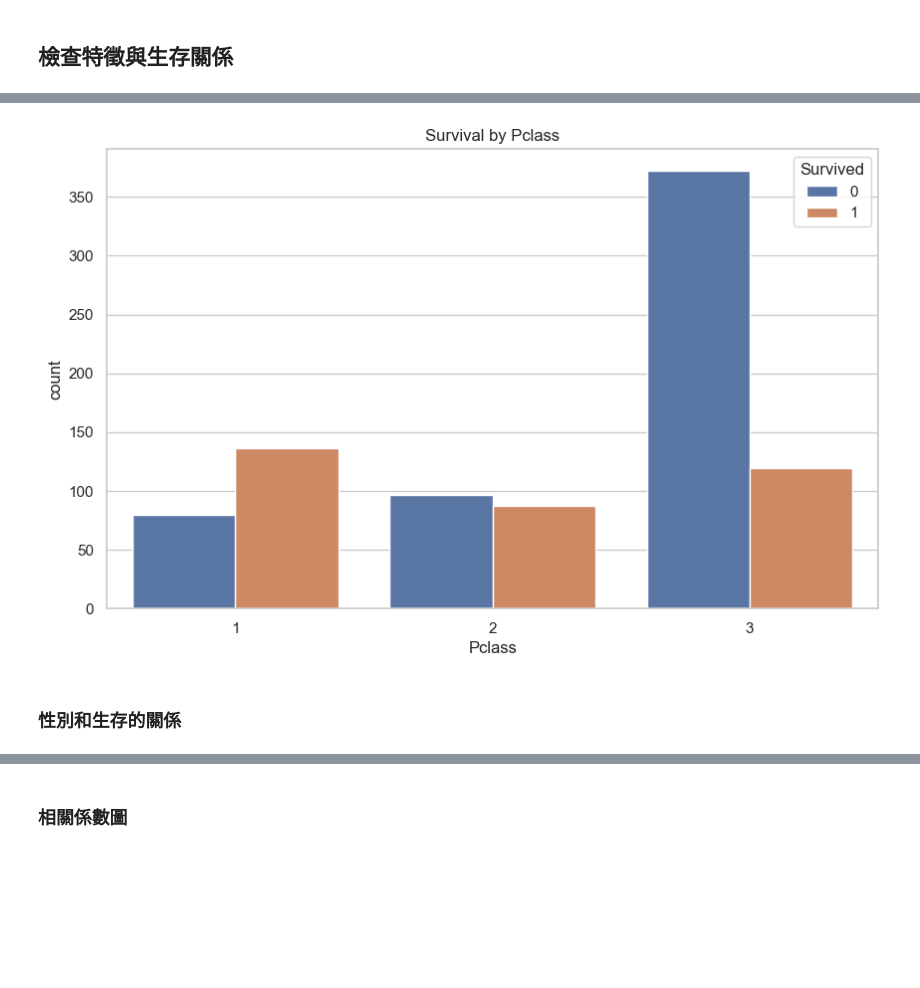
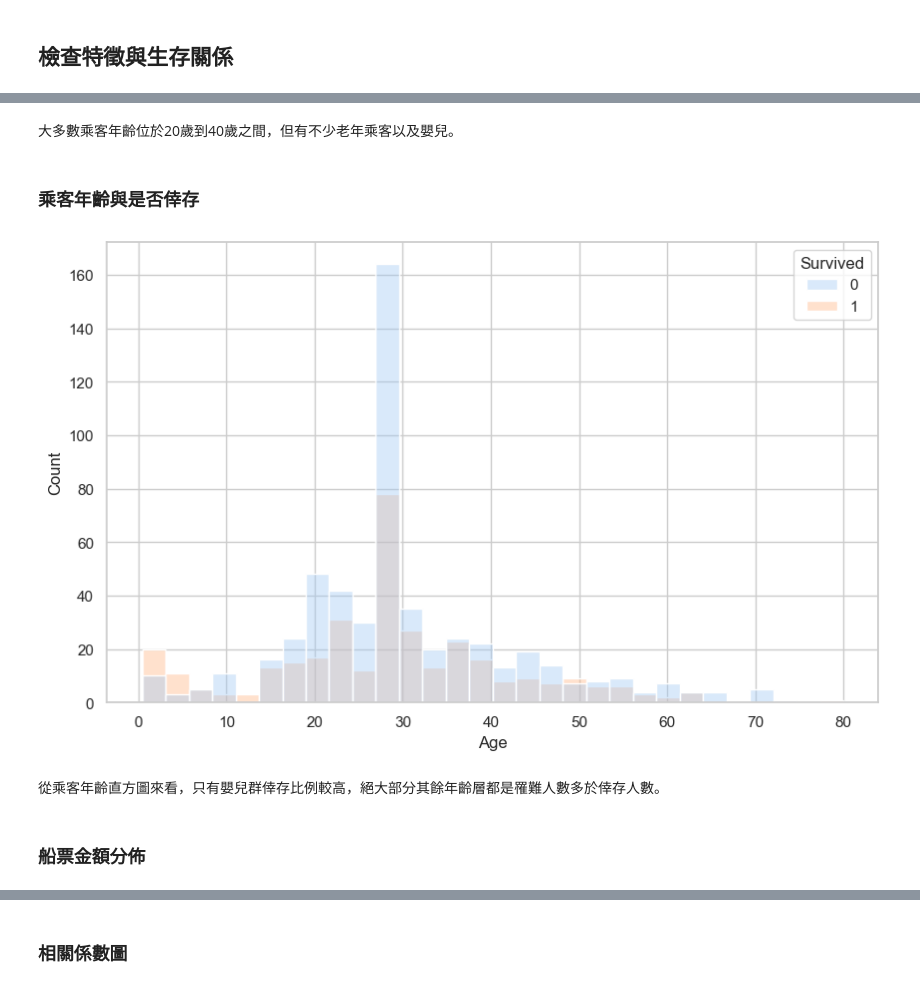
Before and after one commit to twcch/TitanicSurvivalClassifer, a Jupyter notebook: notebooks/02_eda_processed.ipynb, the cells around one changed output, grey strips where cells are left out. Saved outputs shown, nothing was run; the diff lists cells and outputs as text; code cells hidden in the pictures; blank space fills up the shorter version.

```diff
--- a/notebooks/02_eda_processed.ipynb
+++ b/notebooks/02_eda_processed.ipynb
@@ -18,12 +18,11 @@
 # %% [markdown]
 ## 載入套件與基本設定
 # %%
-
-import matplotlib.pyplot as plt
 import pandas as pd
 import seaborn as sns
+import matplotlib.pyplot as plt
 
-sns.set(style='whitegrid')
+sns.set_palette("pastel")
 plt.rcParams['figure.figsize'] = (10, 6)
 # %% [markdown]
 ## 載入資料
@@ -44,8 +61,13 @@ train_df.head()
+# %% [markdown]
+大多數乘客年齡位於20歲到40歲之間，但有不少老年乘客以及嬰兒。
+# %% [markdown]
+### 乘客年齡與是否倖存
 # %%
-sns.countplot(data=train_df, x='Pclass', hue='Survived')
-plt.title("Survival by Pclass")
+sns.histplot(train_df, x='Age', hue='Survived', alpha=0.4)
 plt.show()
 # %% [output]
-[figure, old version]
+[figure, new version]
+# %% [markdown]
+從乘客年齡直方圖來看，只有嬰兒群倖存比例較高，絕大部分其餘年齡層都是罹難人數多於倖存人數。
 # %% [markdown]
-### 性別和生存的關係
+### 船票金額分佈
```
Also changed, not shown: parts of 27 cells of this notebook.
